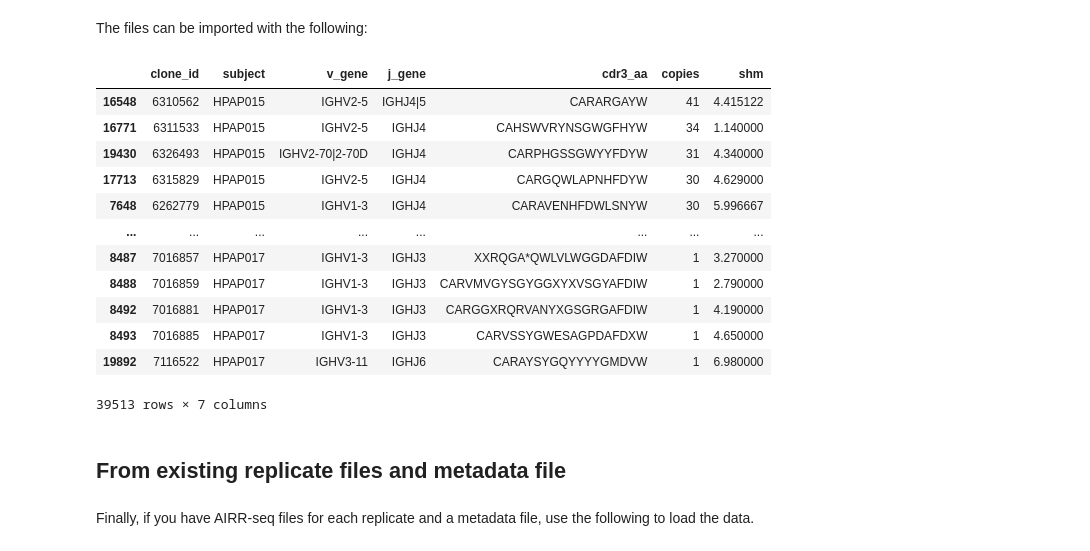
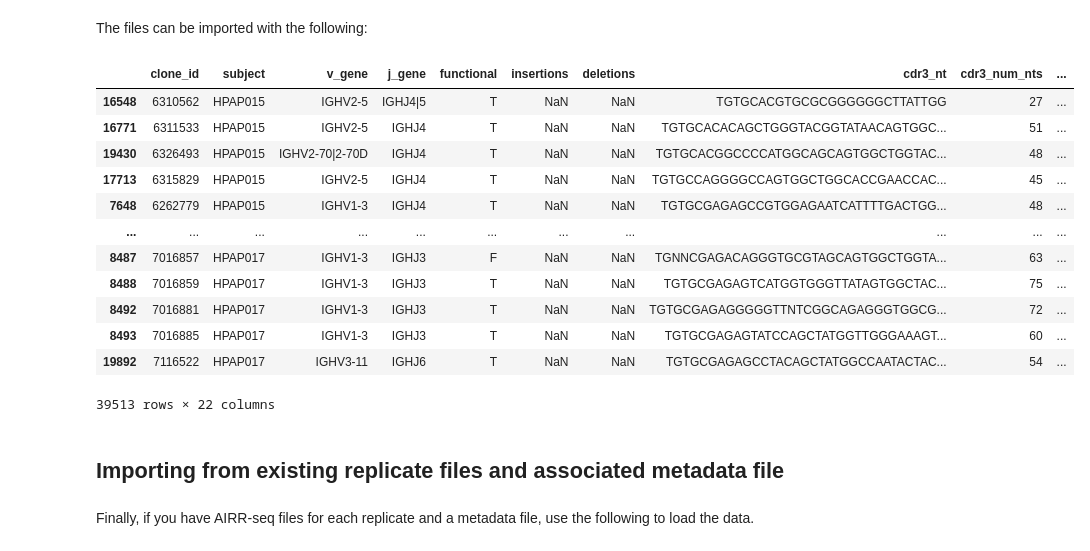
Before and after one commit to flutac/hicutils, a Jupyter notebook: docs/notebooks/loading_data.ipynb, the cells around one changed output. Cells and saved outputs as stored; diff of their text form; code cells hidden in the pictures.

```diff
--- a/docs/notebooks/loading_data.ipynb
+++ b/docs/notebooks/loading_data.ipynb
@@ -40,30 +37,27 @@ The files can be imported with the following:
 # %%
 import hicutils.core.io as io
 
 # Specify that the metadata in the filename is the disease status
 # If there are multiple features separated with the _AND_ string
 # per the ImmuneDB specification, the second parameter should
 # be a list of all features (e.g. for age and siease ['age', 'disease'].
-df = io.read_tsvs('example_data_meta_in_names', ['disease'])
-
-# Show a snippet of the resulting DataFrame
-df[['clone_id', 'subject', 'v_gene', 'j_gene', 'cdr3_aa', 'copies', 'shm']]
+io.read_tsvs('example_data_meta_in_names', ['disease'])
 # %% [output]
-|  | clone_id | subject | v_gene | j_gene | cdr3_aa | copies | shm |
-| 16548 | 6310562 | HPAP015 | IGHV2-5 | IGHJ4|5 | CARARGAYW | 41 | 4.415122 |
-| 16771 | 6311533 | HPAP015 | IGHV2-5 | IGHJ4 | CAHSWVRYNSGWGFHYW | 34 | 1.140000 |
-| 19430 | 6326493 | HPAP015 | IGHV2-70|2-70D | IGHJ4 | CARPHGSSGWYYFDYW | 31 | 4.340000 |
-| 17713 | 6315829 | HPAP015 | IGHV2-5 | IGHJ4 | CARGQWLAPNHFDYW | 30 | 4.629000 |
-| 7648 | 6262779 | HPAP015 | IGHV1-3 | IGHJ4 | CARAVENHFDWLSNYW | 30 | 5.996667 |
-| ... | ... | ... | ... | ... | ... | ... | ... |
-| 8487 | 7016857 | HPAP017 | IGHV1-3 | IGHJ3 | XXRQGA*QWLVLWGGDAFDIW | 1 | 3.270000 |
-| 8488 | 7016859 | HPAP017 | IGHV1-3 | IGHJ3 | CARVMVGYSGYGGXYXVSGYAFDIW | 1 | 2.790000 |
-| 8492 | 7016881 | HPAP017 | IGHV1-3 | IGHJ3 | CARGGXRQRVANYXGSGRGAFDIW | 1 | 4.190000 |
-| 8493 | 7016885 | HPAP017 | IGHV1-3 | IGHJ3 | CARVSSYGWESAGPDAFDXW | 1 | 4.650000 |
-| 19892 | 7116522 | HPAP017 | IGHV3-11 | IGHJ6 | CARAYSYGQYYYYGMDVW | 1 | 6.980000 |
+|  | clone_id | subject | v_gene | j_gene | functional | insertions | deletions | cdr3_nt | cdr3_num_nts | ... |
+| 16548 | 6310562 | HPAP015 | IGHV2-5 | IGHJ4|5 | T | NaN | NaN | TGTGCACGTGCGCGGGGGGCTTATTGG | 27 | ... |
+| 16771 | 6311533 | HPAP015 | IGHV2-5 | IGHJ4 | T | NaN | NaN | TGTGCACACAGCTGGGTACGGTATAACAGTGGC... | 51 | ... |
+| 19430 | 6326493 | HPAP015 | IGHV2-70|2-70D | IGHJ4 | T | NaN | NaN | TGTGCACGGCCCCATGGCAGCAGTGGCTGGTAC... | 48 | ... |
+| 17713 | 6315829 | HPAP015 | IGHV2-5 | IGHJ4 | T | NaN | NaN | TGTGCCAGGGGCCAGTGGCTGGCACCGAACCAC... | 45 | ... |
+| 7648 | 6262779 | HPAP015 | IGHV1-3 | IGHJ4 | T | NaN | NaN | TGTGCGAGAGCCGTGGAGAATCATTTTGACTGG... | 48 | ... |
+| ... | ... | ... | ... | ... | ... | ... | ... | ... | ... | ... |
+| 8487 | 7016857 | HPAP017 | IGHV1-3 | IGHJ3 | F | NaN | NaN | TGNNCGAGACAGGGTGCGTAGCAGTGGCTGGTA... | 63 | ... |
+| 8488 | 7016859 | HPAP017 | IGHV1-3 | IGHJ3 | T | NaN | NaN | TGTGCGAGAGTCATGGTGGGTTATAGTGGCTAC... | 75 | ... |
+| 8492 | 7016881 | HPAP017 | IGHV1-3 | IGHJ3 | T | NaN | NaN | TGTGCGAGAGGGGGTTNTCGGCAGAGGGTGGCG... | 72 | ... |
+| 8493 | 7016885 | HPAP017 | IGHV1-3 | IGHJ3 | T | NaN | NaN | TGTGCGAGAGTATCCAGCTATGGTTGGGAAAGT... | 60 | ... |
+| 19892 | 7116522 | HPAP017 | IGHV3-11 | IGHJ6 | T | NaN | NaN | TGTGCGAGAGCCTACAGCTATGGCCAATACTAC... | 54 | ... |
-39513 rows × 7 columns
+39513 rows × 22 columns
 # %% [markdown]
-## From existing replicate files and metadata file
+## Importing from existing replicate files and associated metadata file
 # %% [markdown]
 Finally, if you have AIRR-seq files for each replicate and a metadata file, use the following to load the data.
 # %%
```
Also changed, not shown: parts of 4 cells of this notebook, 19 other files.
